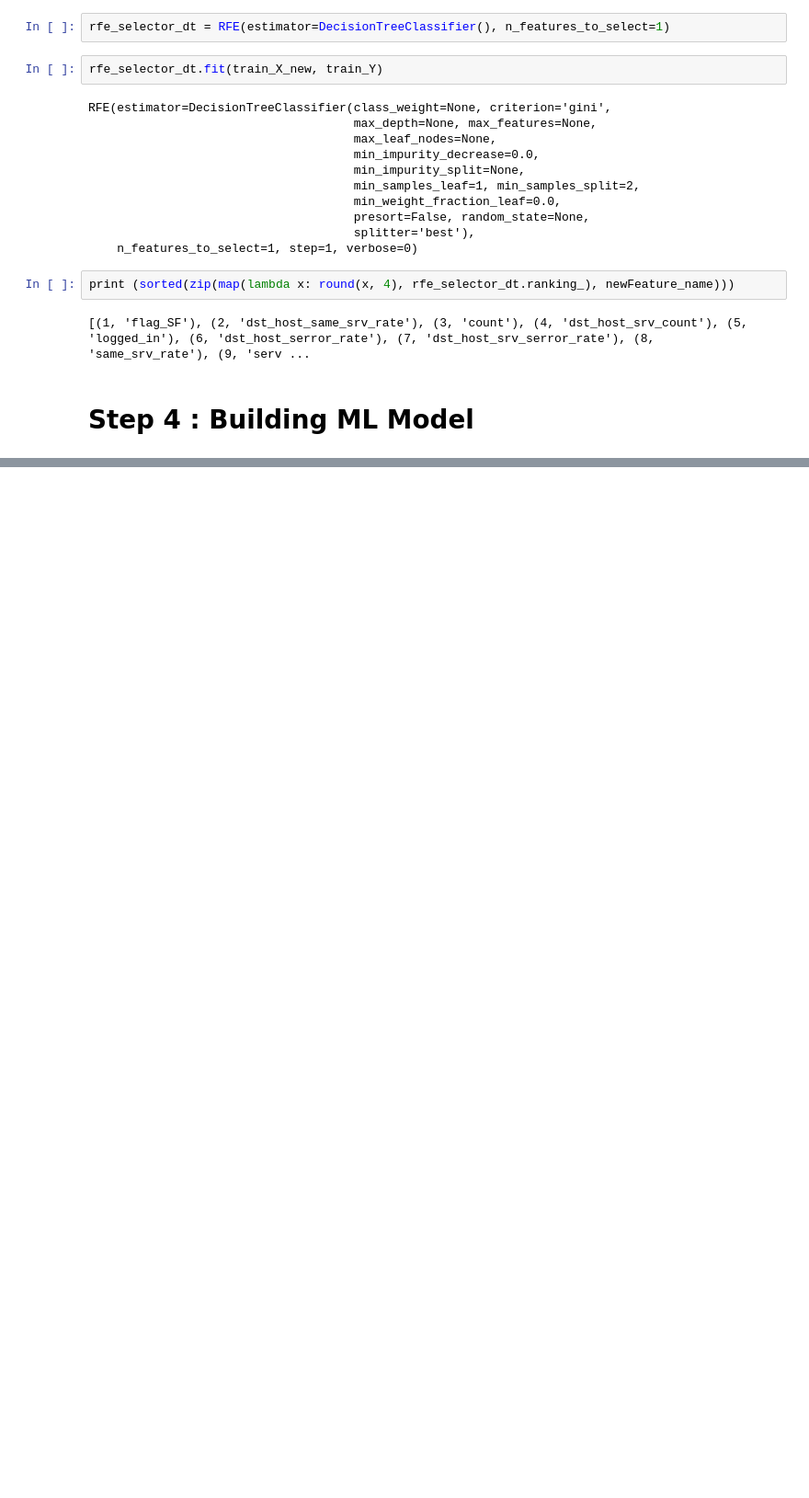
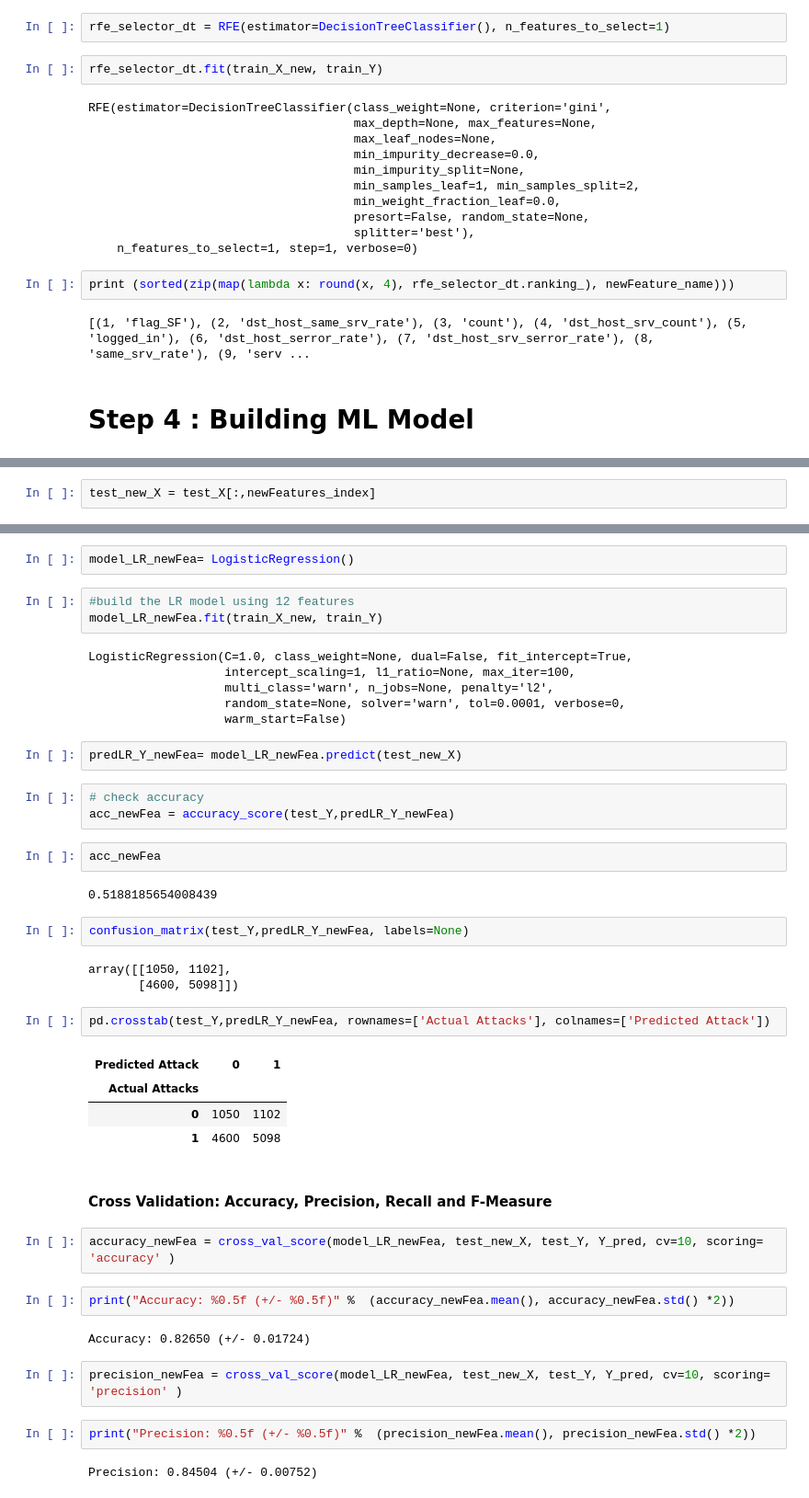
Before and after one commit to garima0106/SNAC_APT_DatasetEval, a Jupyter notebook: NSL-KDD_Data_Preprocessing.ipynb, the cells around one changed output, grey strips where cells are left out. Shown: that part at 92% size. Cells and saved outputs as stored; diff of their text form; blank space fills up the shorter version.

```diff
--- a/NSL-KDD_Data_Preprocessing.ipynb
+++ b/NSL-KDD_Data_Preprocessing.ipynb
@@ -765,0 +891,2 @@ print (sorted(zip(map(lambda x: round(x, 4), rfe_selector_dt.ranking_), newFeatu
+# %%
+test_new_X = test_X[:,newFeatures_index]
@@ -765,0 +897,46 @@ print (sorted(zip(map(lambda x: round(x, 4), rfe_selector_dt.ranking_), newFeatu
+# %%
+model_LR_newFea= LogisticRegression()
+# %%
+#build the LR model using 12 features
+model_LR_newFea.fit(train_X_new, train_Y)
+# %% [output]
+LogisticRegression(C=1.0, class_weight=None, dual=False, fit_intercept=True,
+                   intercept_scaling=1, l1_ratio=None, max_iter=100,
+                   multi_class='warn', n_jobs=None, penalty='l2',
+                   random_state=None, solver='warn', tol=0.0001, verbose=0,
+                   warm_start=False)
+# %%
+predLR_Y_newFea= model_LR_newFea.predict(test_new_X)
+# %%
+# check accuracy
+acc_newFea = accuracy_score(test_Y,predLR_Y_newFea)
+# %%
+acc_newFea
+# %% [output]
+0.5188185654008439
+# %%
+confusion_matrix(test_Y,predLR_Y_newFea, labels=None)
+# %% [output]
+array([[1050, 1102],
+       [4600, 5098]])
+# %%
+pd.crosstab(test_Y,predLR_Y_newFea, rownames=['Actual Attacks'], colnames=['Predicted Attack'])
+# %% [output]
+| Predicted Attack | 0 | 1 |
+| Actual Attacks |  |  |
+| 0 | 1050 | 1102 |
+| 1 | 4600 | 5098 |
+# %% [markdown]
+#### Cross Validation: Accuracy, Precision, Recall and F-Measure
+# %%
+accuracy_newFea = cross_val_score(model_LR_newFea, test_new_X, test_Y, Y_pred, cv=10, scoring= 'accuracy' )
+# %%
+print("Accuracy: %0.5f (+/- %0.5f)" %  (accuracy_newFea.mean(), accuracy_newFea.std() *2))
+# %% [output]
+Accuracy: 0.82650 (+/- 0.01724)
+# %%
+precision_newFea = cross_val_score(model_LR_newFea, test_new_X, test_Y, Y_pred, cv=10, scoring= 'precision' )
+# %%
+print("Precision: %0.5f (+/- %0.5f)" %  (precision_newFea.mean(), precision_newFea.std() *2))
+# %% [output]
+Precision: 0.84504 (+/- 0.00752)
```
Also changed, not shown: parts of 40 cells of this notebook.
